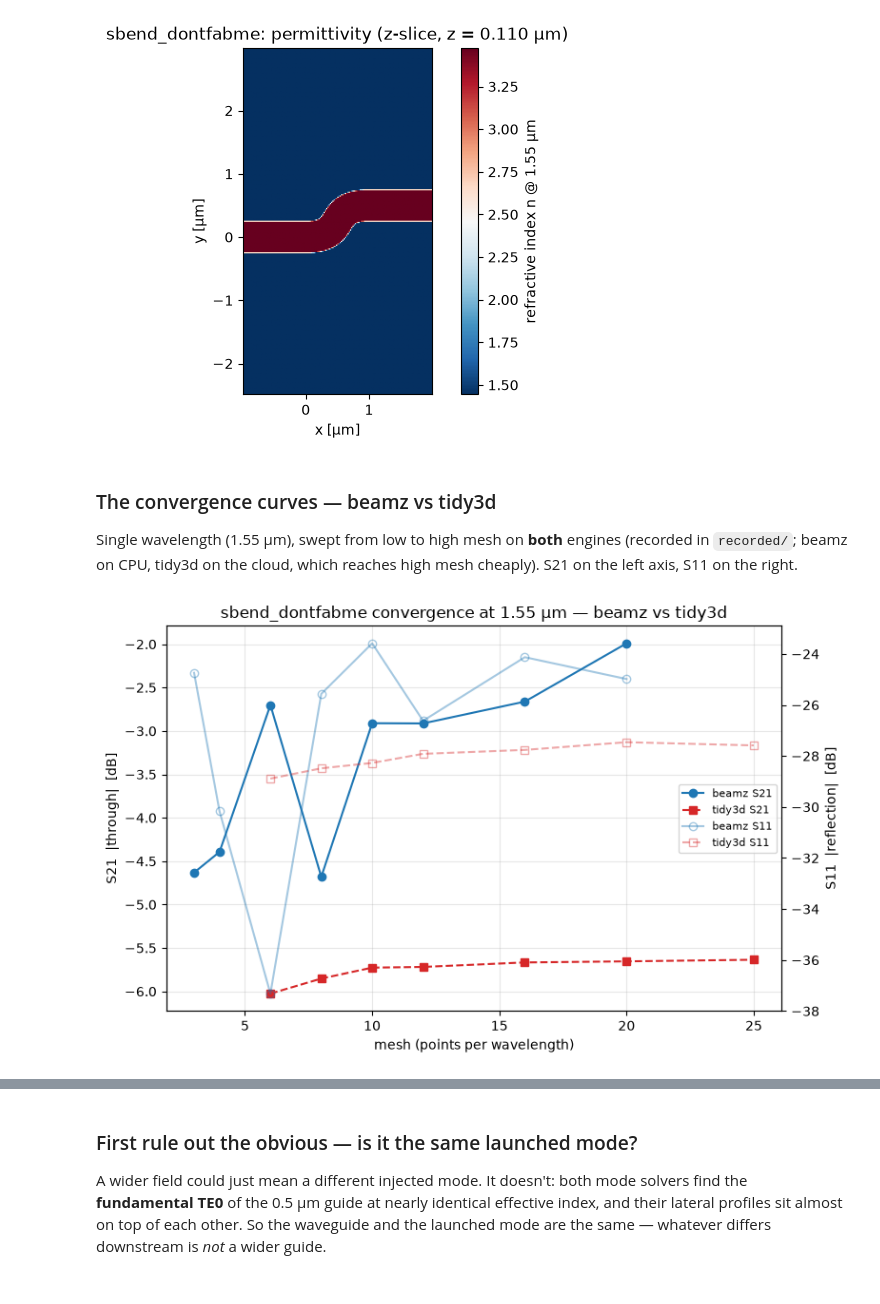
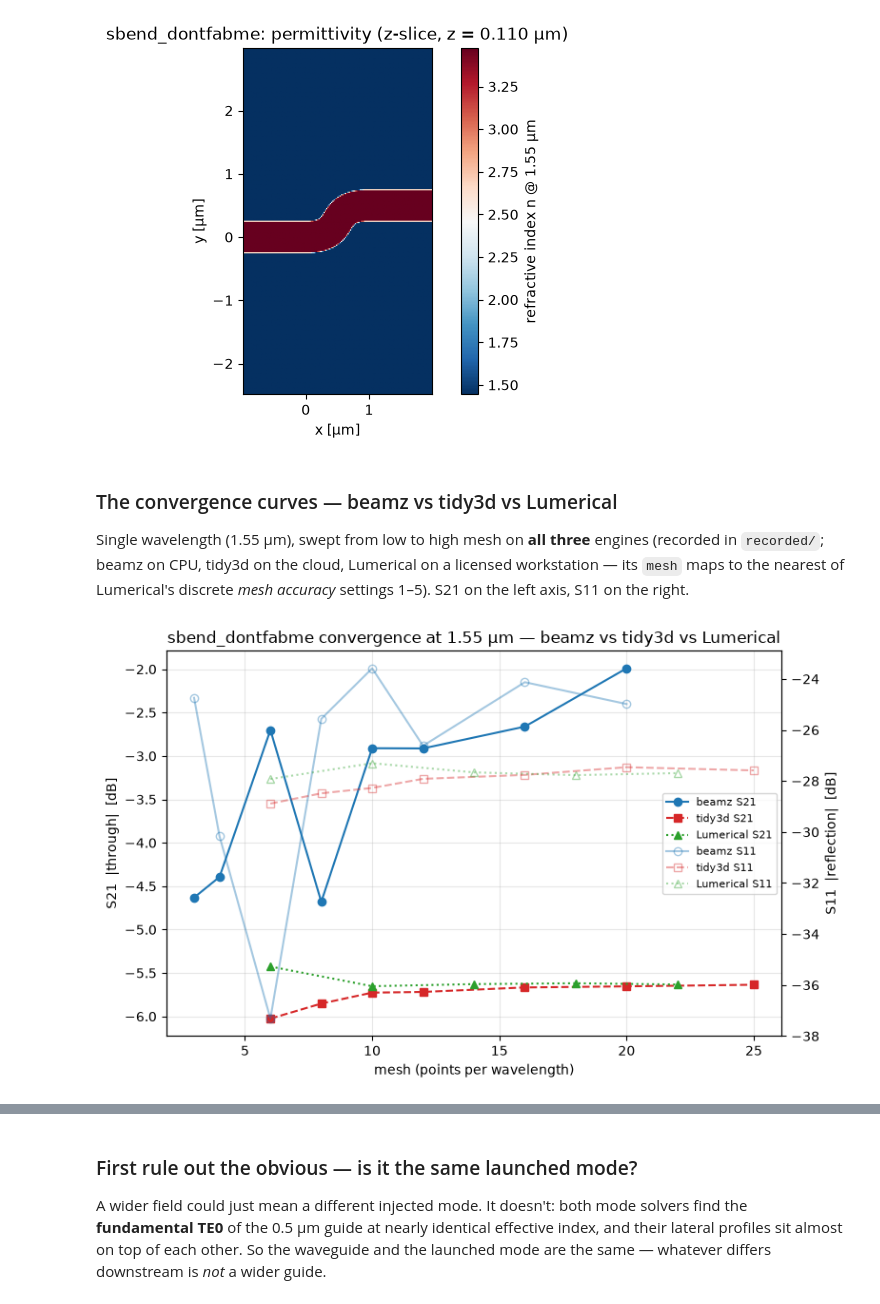
Before and after one commit to SiEPIC/gds_fdtd, a Jupyter notebook: examples/06_convergence_and_caching/06_convergence_and_caching.ipynb, the cells around one changed output, grey strips where cells are left out. Drawn from its saved outputs; the diff is of its cells as text; code cells hidden in the pictures.

```diff
--- a/examples/06_convergence_and_caching/06_convergence_and_caching.ipynb
+++ b/examples/06_convergence_and_caching/06_convergence_and_caching.ipynb
@@ -135,34 +135,40 @@ plt.show()
 [figure]
 [figure]
 # %% [markdown]
-### The convergence curves — beamz vs tidy3d
+### The convergence curves — beamz vs tidy3d vs Lumerical
 
-Single wavelength (1.55 µm), swept from low to high mesh on **both** engines
-(recorded in `recorded/`; beamz on CPU, tidy3d on the cloud, which reaches high
-mesh cheaply). S21 on the left axis, S11 on the right.
+Single wavelength (1.55 µm), swept from low to high mesh on **all three**
+engines (recorded in `recorded/`; beamz on CPU, tidy3d on the cloud, Lumerical
+on a licensed workstation — its `mesh` maps to the nearest of Lumerical's
+discrete *mesh accuracy* settings 1–5). S21 on the left axis, S11 on the right.
 # %%
 beamz_c = json.loads((REC / "sbend_beamz_convergence.json").read_text())["mesh"]
 tidy3d_c = json.loads((REC / "sbend_tidy3d_convergence.json").read_text())["mesh"]
+lum_c = json.loads((REC / "sbend_lumerical_convergence.json").read_text())["mesh"]
 
 fig, axL = plt.subplots(figsize=(8, 5))
 axR = axL.twinx()
 bm = sorted(int(m) for m in beamz_c)
 tm = sorted(int(m) for m in tidy3d_c)
+lm = sorted(int(m) for m in lum_c)
 axL.plot(bm, [beamz_c[str(m)]["s21_db"] for m in bm], "o-", color="tab:blue", label="beamz S21")
 axL.plot(tm, [tidy3d_c[str(m)]["s21_db"] for m in tm], "s--", color="tab:red", label="tidy3d S21")
+axL.plot(lm, [lum_c[str(m)]["s21_db"] for m in lm], "^:", color="tab:green", label="Lumerical S21")
 axR.plot(bm, [beamz_c[str(m)]["s11_db"] for m in bm], "o-", color="tab:blue", alpha=0.4,
          markerfacecolor="none", label="beamz S11")
 axR.plot(tm, [tidy3d_c[str(m)]["s11_db"] for m in tm], "s--", color="tab:red", alpha=0.4,
          markerfacecolor="none", label="tidy3d S11")
+axR.plot(lm, [lum_c[str(m)]["s11_db"] for m in lm], "^:", color="tab:green", alpha=0.4,
+         markerfacecolor="none", label="Lumerical S11")
 axL.set_xlabel("mesh (points per wavelength)")
 axL.set_ylabel("S21  |through|  [dB]")
 axR.set_ylabel("S11  |reflection|  [dB]")
-axL.set_title("sbend_dontfabme convergence at 1.55 µm — beamz vs tidy3d")
+axL.set_title("sbend_dontfabme convergence at 1.55 µm — beamz vs tidy3d vs Lumerical")
 axL.grid(True, alpha=0.3)
 _ln = axL.get_lines() + axR.get_lines()
 axL.legend(_ln, [ln.get_label() for ln in _ln], loc="center right", fontsize=8)
 fig.tight_layout()
 plt.show()
 # %% [output]
-[figure, old version]
+[figure, new version]
 # %% [markdown]
```
Also changed, not shown: parts of 6 cells of this notebook, 4 other files.
